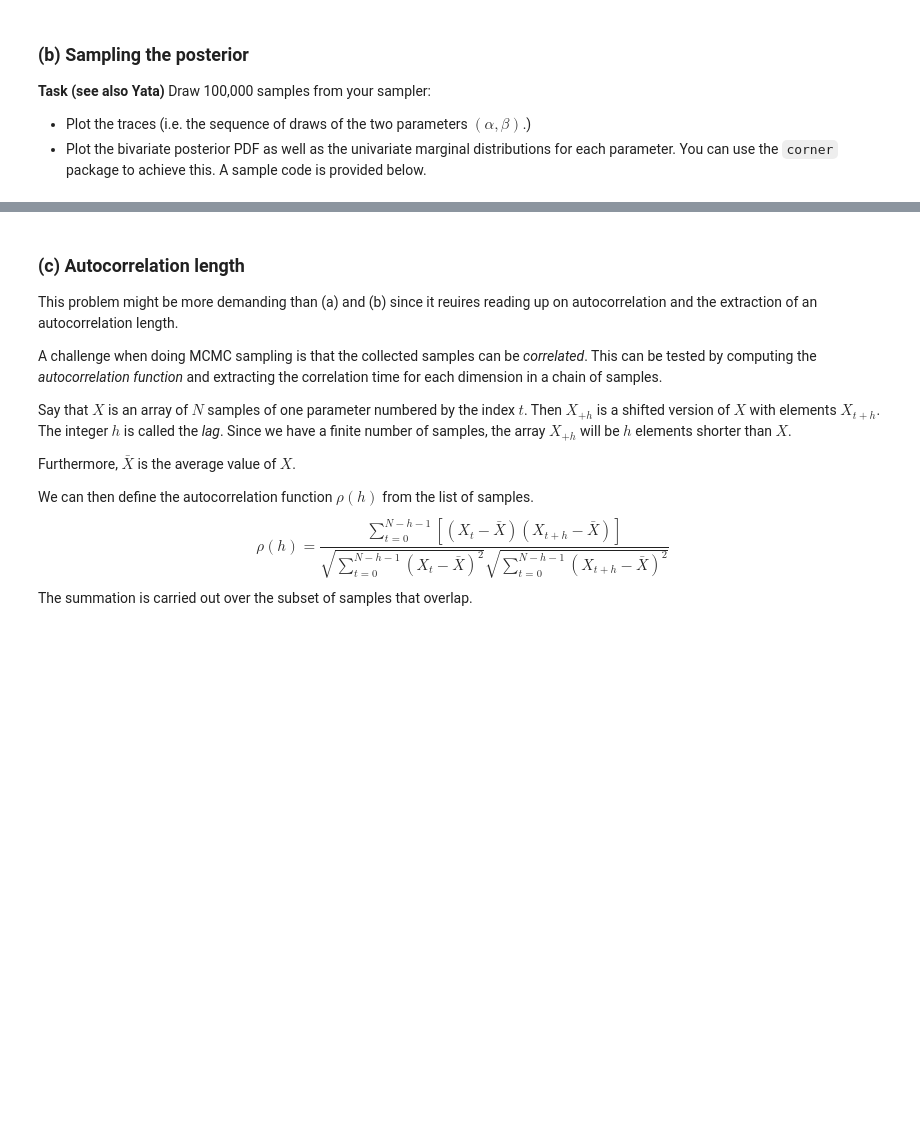
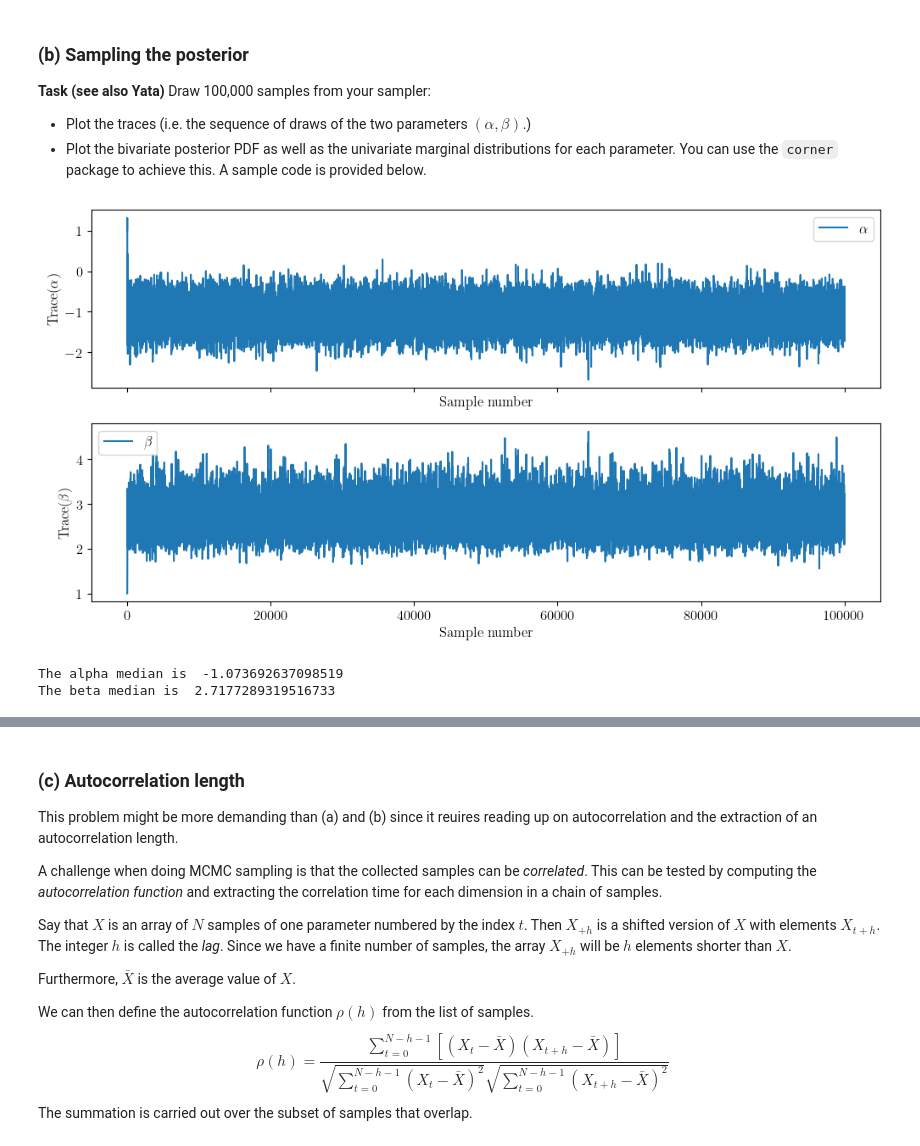
Before and after one commit to stommen/tif285, a Jupyter notebook: hand-ins/pub/ProblemSets/Set2/TIF285_ps2_basic_problems.ipynb, the cells around one changed output, grey strips where cells are left out. Saved outputs shown, nothing was run; the diff lists cells and outputs as text; code cells hidden in the pictures; blank space fills up the shorter version.

```diff
--- a/hand-ins/pub/ProblemSets/Set2/TIF285_ps2_basic_problems.ipynb
+++ b/hand-ins/pub/ProblemSets/Set2/TIF285_ps2_basic_problems.ipynb
@@ -380,6 +518,10 @@ def sampler(log_posterior_func, Ndim, no_of_samples=4, start_position=[],
     # YOUR CODE HERE
     #
 
+    ### Start should be array of 1s if it is an empty list, otherwise start_position
+    start_position = np.ones(Ndim) if not start_position else np.array(start_position)
+    current_position = start_position
+
     samples = current_position
 
     # fixed covariance matrix
@@ -392,16 +534,29 @@ def sampler(log_posterior_func, Ndim, no_of_samples=4, start_position=[],
         # YOUR CODE HERE
         #
 
+        ### Use the multivariate_normal to find a new sample for the parameters
+        proposed_position = stats.multivariate_normal.rvs(current_position, cov, random_state=rng)
+
         # Compute posteriors of current and proposed position
         # Also compute the acceptance probability
         #
         # YOUR CODE HERE
         #
 
+        logp_current = log_posterior_func(current_position)
+        logp_proposal = log_posterior_func(proposed_position)
+
+        ### Compute the difference in logPost values as our acceptance ratio
+        p_accept = np.exp(logp_proposal - logp_current)
+
         # Accept proposal?
         #
         # YOUR CODE HERE
         #
+
+        ### Acceptance condition (the larger p_accept, the more likely we move to the new position)
+        if p_accept > rng.uniform():
+            current_position = proposed_position
 
         # Possibly update position
         #
@@ -466,3 +615,31 @@ except:
+# %%
+# Plot the traces
+#
+#
+# YOUR CODE HERE
+#
+
+fig, axs = plt.subplots(2,1,figsize=(12,6), sharex=True)
+
+### Plot the traces (alpha at index 0, beta index 1)
+axs[0].plot(samples[:,0], label=r'$\alpha$')
+axs[1].plot(samples[:,1], label=r'$\beta$')
+
+for i, ax in enumerate(axs):
+    ax.set_xlabel('Sample number')
+    ax.legend()
+    if i == 0:
+        ax.set_ylabel(r'Trace($\alpha$)')
+    else:
+        ax.set_ylabel(r'Trace($\beta$)')
+plt.show()
+
+print('The alpha median is ', np.median(samples[:,0], axis=0))
+print('The beta median is ', np.median(samples[:,1], axis=0))
+# %% [output]
+[figure, added]
+The alpha median is  -1.073692637098519
+The beta median is  2.7177289319516733
 # %%
 # If the code works as expected your trace of samples should have a median value close to -1.07, 2.71
 assert np.isclose(np.median(samples, axis=0)[0],-1.07, rtol=0.01), \
```
Also changed, not shown: parts of 31 cells of this notebook.
